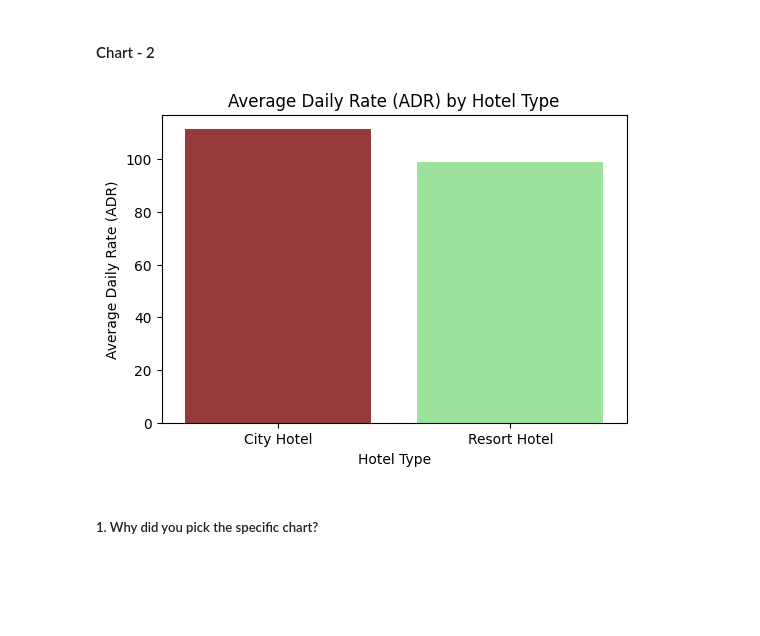
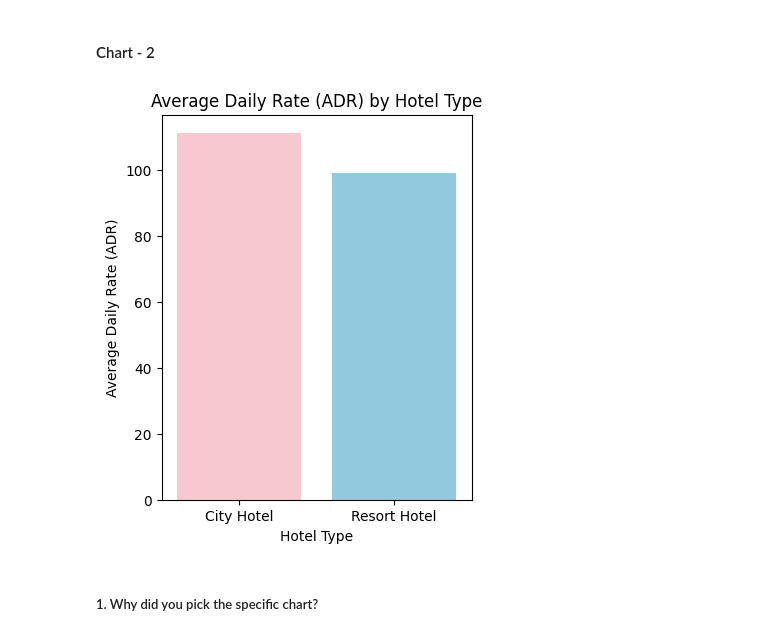
Before and after one commit to Sonall2023/Capstone_EDA_Hotel_booking, a Jupyter notebook: Final_Hotel_Booking_Analysis.ipynb, the cells around one changed output. Drawn from its saved outputs; the diff is of its cells as text; code cells hidden in the pictures; blank space fills up the shorter version.

```diff
--- a/Final_Hotel_Booking_Analysis.ipynb
+++ b/Final_Hotel_Booking_Analysis.ipynb
@@ -529,21 +529,21 @@ By focusing on City Hotels' popularity, services, and marketing, business impact
 # %%
 # Chart - 2 visualization code
 # Revenue_Based_Analysis
 Hotel_df.columns
 
 # Grouping by hotel and calculating average adr
 grouped_by_hotel = Hotel_df.groupby('hotel')
 avg_adr_by_hotel = grouped_by_hotel['Average_daily_rate'].mean().reset_index()
 
 # Creating the bar plot
-plt.figure(figsize=(6, 4))
-sns.barplot(x='hotel', y='Average_daily_rate', data=avg_adr_by_hotel, palette=['Brown', 'lightgreen'])
+plt.figure(figsize=(4,5))
+sns.barplot(x='hotel', y='Average_daily_rate', data=avg_adr_by_hotel, palette=['Pink', 'skyblue'])
 plt.xlabel('Hotel Type')
 plt.ylabel('Average Daily Rate (ADR)')
 plt.title('Average Daily Rate (ADR) by Hotel Type')
 plt.show()
 # %% [output]
-[figure, old version]
+[figure, new version]
 # %% [markdown]
 ##### 1. Why did you pick the specific chart?
 # %% [markdown]
```
Also changed, not shown: parts of 14 cells of this notebook.
